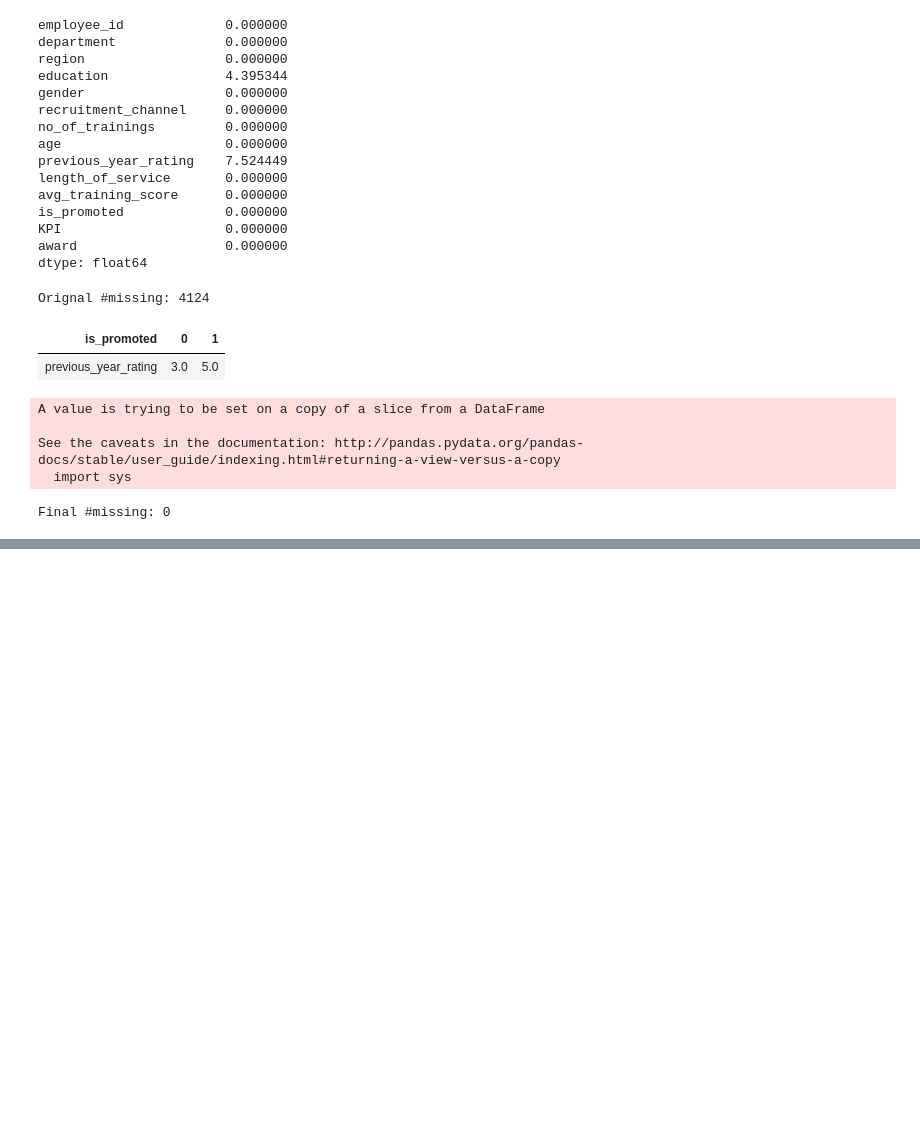
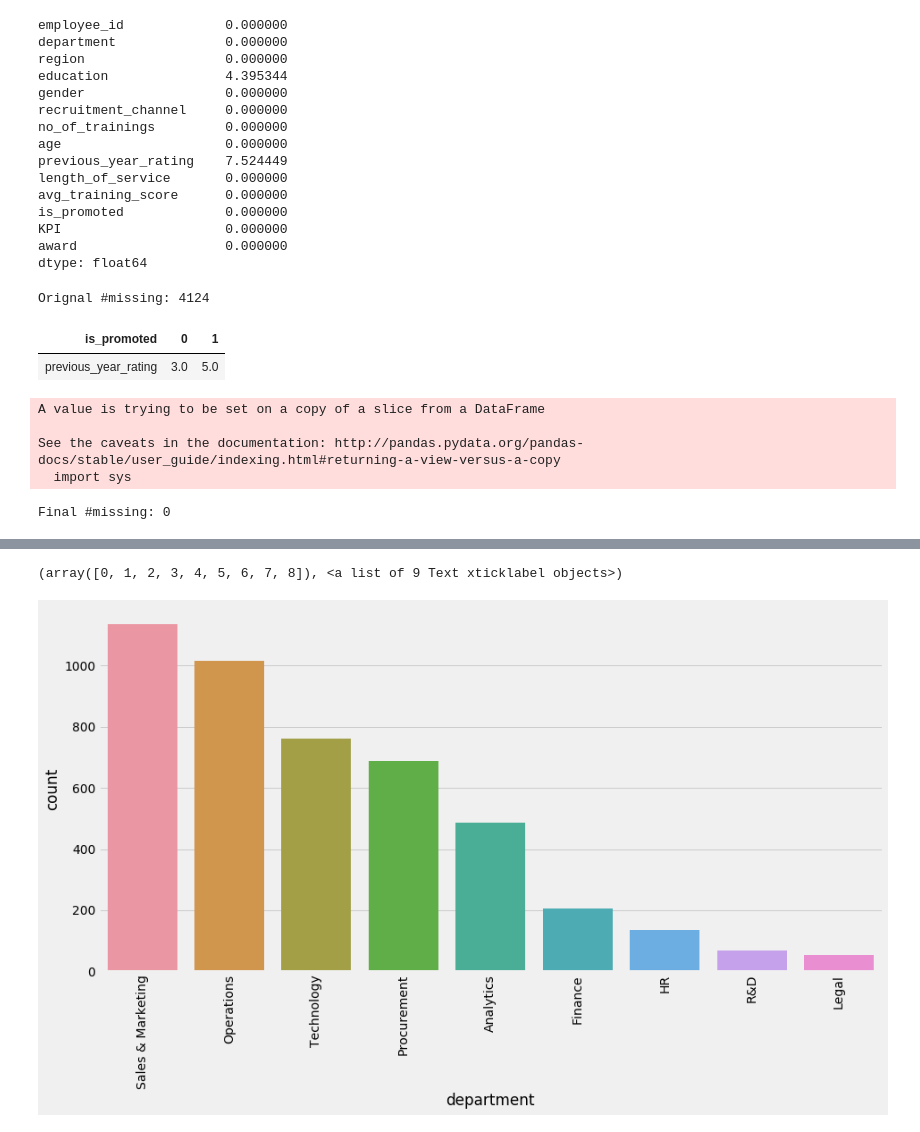
Before and after one commit to smituparmar/HR-analytics, a Jupyter notebook: HR_1.ipynb, the cells around one changed output, grey strips where cells are left out. Cells and saved outputs as stored; diff of their text form; code cells hidden in the pictures; blank space fills up the shorter version.

```diff
--- a/HR_1.ipynb
+++ b/HR_1.ipynb
@@ -212,0 +216,3 @@ df
+# %%
+yes=df.loc[df['is_promoted']==1]
+no=df.loc[df['is_promoted']==0]
@@ -212,0 +230,7 @@ df
+# %%
+plt.figure(figsize=(14,7))
+sns.countplot(yes.department,order=yes['department'].value_counts().index)
+plt.xticks(rotation=90)
+# %% [output]
+(array([0, 1, 2, 3, 4, 5, 6, 7, 8]), <a list of 9 Text xticklabel objects>)
+[figure, added]
```
Also changed, not shown: parts of 19 cells of this notebook.
